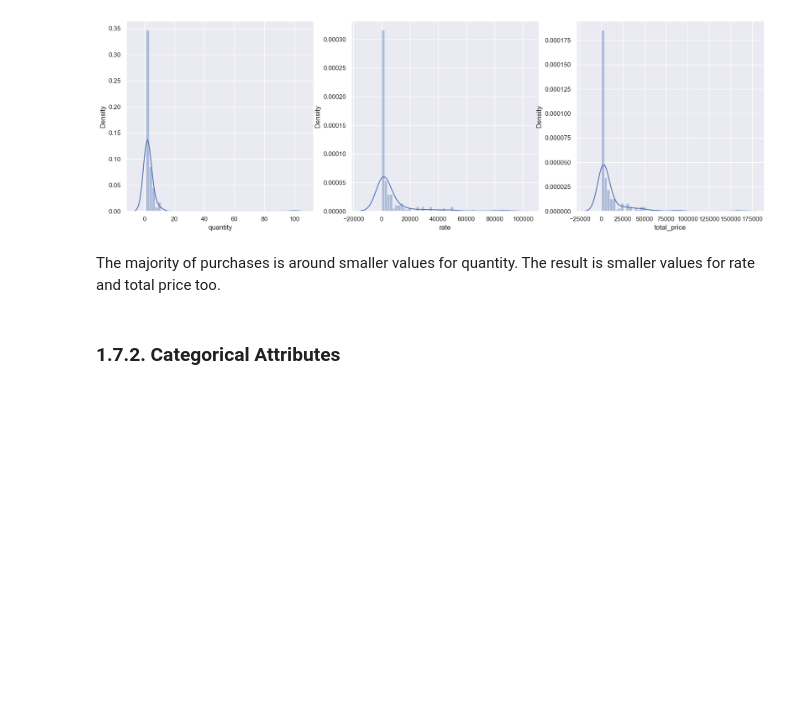
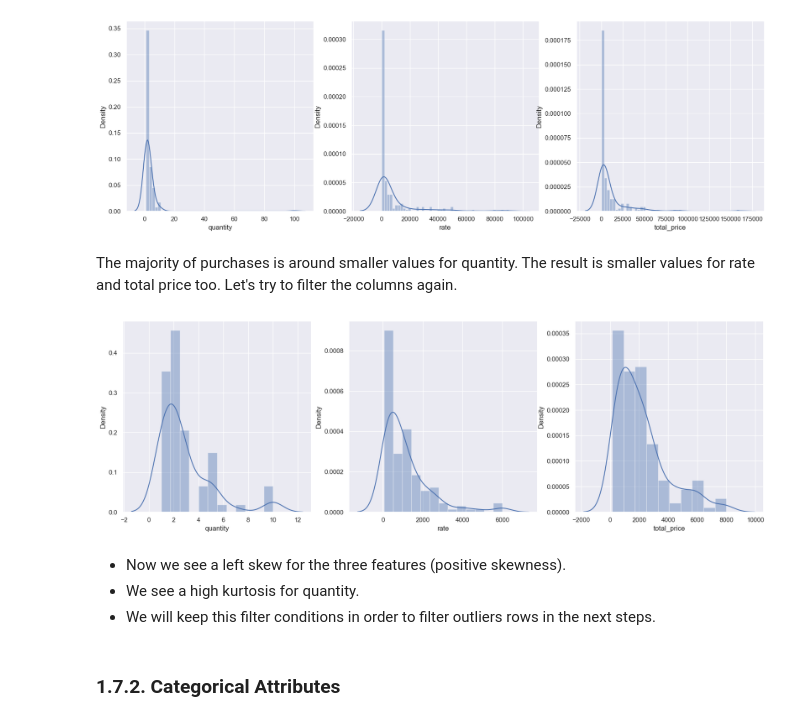
Before and after one commit to lucasquemelli/customer_propensity_purchase, a Jupyter notebook: customer_propensity_purchase.ipynb, the cells around one changed output. Drawn from its saved outputs; the diff is of its cells as text; code cells hidden in the pictures; blank space fills up the shorter version.

```diff
--- a/customer_propensity_purchase.ipynb
+++ b/customer_propensity_purchase.ipynb
@@ -279,7 +351,32 @@ plt.subplots_adjust(wspace = 0.2)
 # %% [output]
 [figure]
 # %% [markdown]
-The majority of purchases is around smaller values for quantity. The result is smaller values for rate and total price too.
+The majority of purchases is around smaller values for quantity. The result is smaller values for rate and total price too. Let's try to filter the columns again.
+# %%
+aux = df1[(df1["quantity"] != 0) & (df1["quantity"] < 100) & (df1["rate"] <= 6000)
+          & (df1["total_price"] <= 8000)]
+
+plt.figure(figsize = (20,6))
+
+plt.subplot(131)
+sns.distplot(aux["quantity"])
+#plt.xlim(0,)
+
+plt.subplot(132)
+sns.distplot(aux["rate"])
+#plt.xlim(0,)
+
+plt.subplot(133)
+sns.distplot(aux["total_price"])
+#plt.xlim(0,)
+
+plt.subplots_adjust(wspace = 0.2)
+# %% [output]
+[figure, added]
+# %% [markdown]
+- Now we see a left skew for the three features (positive skewness).
+- We see a high kurtosis for quantity.
+- We will keep this filter conditions in order to filter outliers rows in the next steps.
 # %% [markdown]
 ### 1.7.2. Categorical Attributes
 # %%
```
Also changed, not shown: parts of 53 cells of this notebook.
